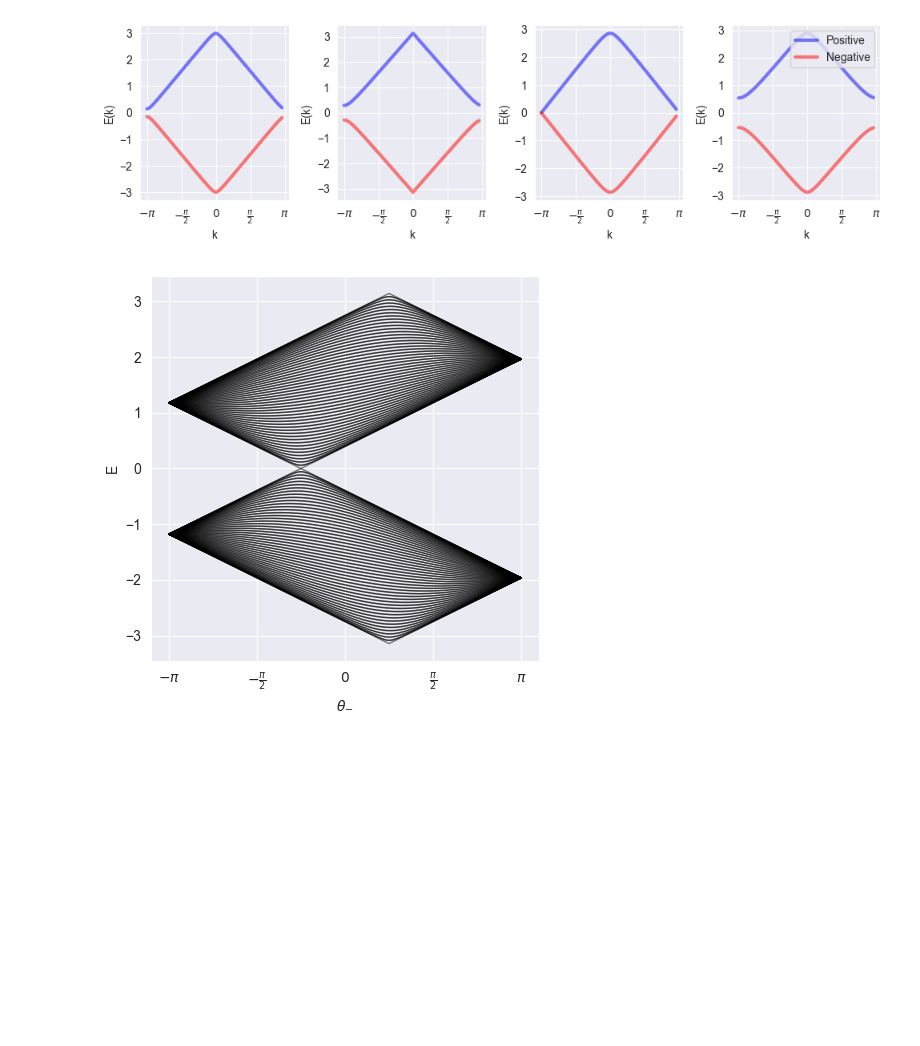
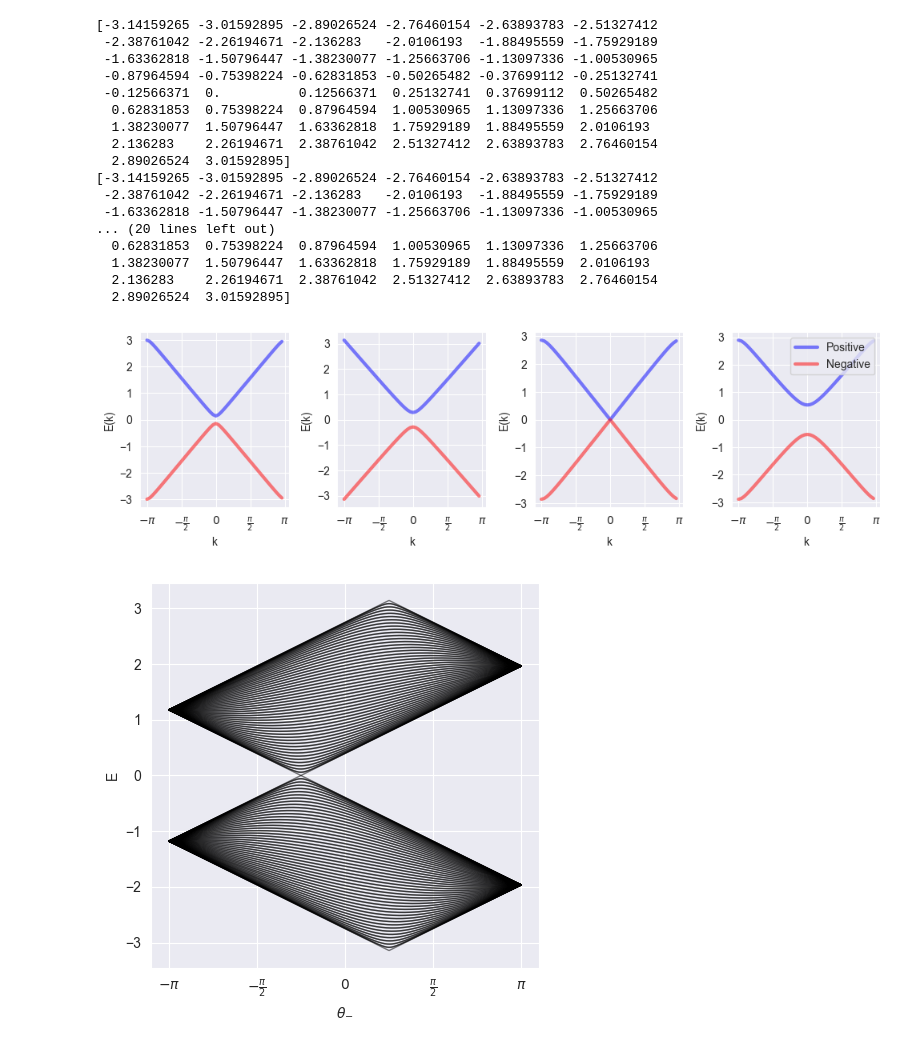
Before and after one commit to JedrekSt/M_thesis, a Jupyter notebook: Results/SSQW.ipynb, the cells around one changed output. Saved outputs shown, nothing was run; the diff lists cells and outputs as text; code cells hidden in the pictures; blank space fills up the shorter version.

```diff
--- a/Results/SSQW.ipynb
+++ b/Results/SSQW.ipynb
@@ -67,37 +67,58 @@ En = - np.angle(eig(U_k)[0])
 Ep, Em = En[En > 0], En[En < 0]
 k = (np.arange(0,dim)-dim//2)*(2*pi/dim)
 # %%
-th2 = pi/11
+th2 = np.pi / 11
 
 fig = plt.figure(figsize = (10,3))
 x_tick = [-3.14, -1.57, 0, 1.57, 3.14]
 x_labs = [r'$-\pi $',r'$-\frac{\pi}{2}$', r'$0$',r'$\frac{\pi}{2}$',r'$\pi$']
-ths = [(0, th2), (pi/11, th2), (-pi/11 + 0.0001,th2), (pi/4, th2)]
+ths = [(0, th2), (np.pi/11, th2), (-np.pi/11 + 0.0001,th2), (np.pi/4, th2)]
 
 for i, (th1,th2) in enumerate(ths):
 
     ax = fig.add_subplot(1,4,i+1)
 
     coin_dict = {"th1" : th1, "th2" : th2 , "n" : [0,1,0]}
     model = ss_one_dim_QW(dim,coin_dict,**init_state_dict)
     U_k = model.momentum_U()
-    En = - np.angle(eig(U_k)[0])
-    Ep, Em = En[En > 0], En[En < 0]
-    k = (np.arange(0,dim)-dim//2)*(2*pi/dim)
+
+    k = (np.arange(0,dim) - dim // 2) * ( 2 * np.pi / dim )
+    print(k)
+    E_ = np.cos(k)
+    E_ =(np.cos(k) * np.cos(th1 / 2) * np.cos(th2 / 2) - np.sin(th1 / 2) * np.sin(th2 / 2))
+    Ep = np.arccos(E_)
+    Em = -np.arccos(E_)
 
     ax.plot(k,Ep,color="blue",alpha=0.5, label = "Positive", lw = 3)
     ax.plot(k,Em,color="red",alpha=0.5, label = "Negative", lw = 3)
     ax.set_xlabel("k")
     ax.set_ylabel(r"E(k)")
     plt.xticks(x_tick, x_labs)
     if  i == 3:
         plt.legend(loc = "upper right")
 
 plt.tight_layout()
 fig.savefig("Images/DispersiveRel.pdf",format= "pdf",bbox_inches = "tight")
 #plt.show()
 # %% [output]
+[-3.14159265 -3.01592895 -2.89026524 -2.76460154 -2.63893783 -2.51327412
+ -2.38761042 -2.26194671 -2.136283   -2.0106193  -1.88495559 -1.75929189
+ -1.63362818 -1.50796447 -1.38230077 -1.25663706 -1.13097336 -1.00530965
+ -0.87964594 -0.75398224 -0.62831853 -0.50265482 -0.37699112 -0.25132741
+ -0.12566371  0.          0.12566371  0.25132741  0.37699112  0.50265482
+  0.62831853  0.75398224  0.87964594  1.00530965  1.13097336  1.25663706
+  1.38230077  1.50796447  1.63362818  1.75929189  1.88495559  2.0106193
+  2.136283    2.26194671  2.38761042  2.51327412  2.63893783  2.76460154
+  2.89026524  3.01592895]
+[-3.14159265 -3.01592895 -2.89026524 -2.76460154 -2.63893783 -2.51327412
+ -2.38761042 -2.26194671 -2.136283   -2.0106193  -1.88495559 -1.75929189
+ -1.63362818 -1.50796447 -1.38230077 -1.25663706 -1.13097336 -1.00530965
+... (20 lines left out)
+  0.62831853  0.75398224  0.87964594  1.00530965  1.13097336  1.25663706
+  1.38230077  1.50796447  1.63362818  1.75929189  1.88495559  2.0106193
+  2.136283    2.26194671  2.38761042  2.51327412  2.63893783  2.76460154
+  2.89026524  3.01592895]
-[figure, old version]
+[figure, new version]
 # %%
 th1 = pi/4
 th2 = np.arange(-pi,pi,0.01)
```
Also changed, not shown: 6 other files.
